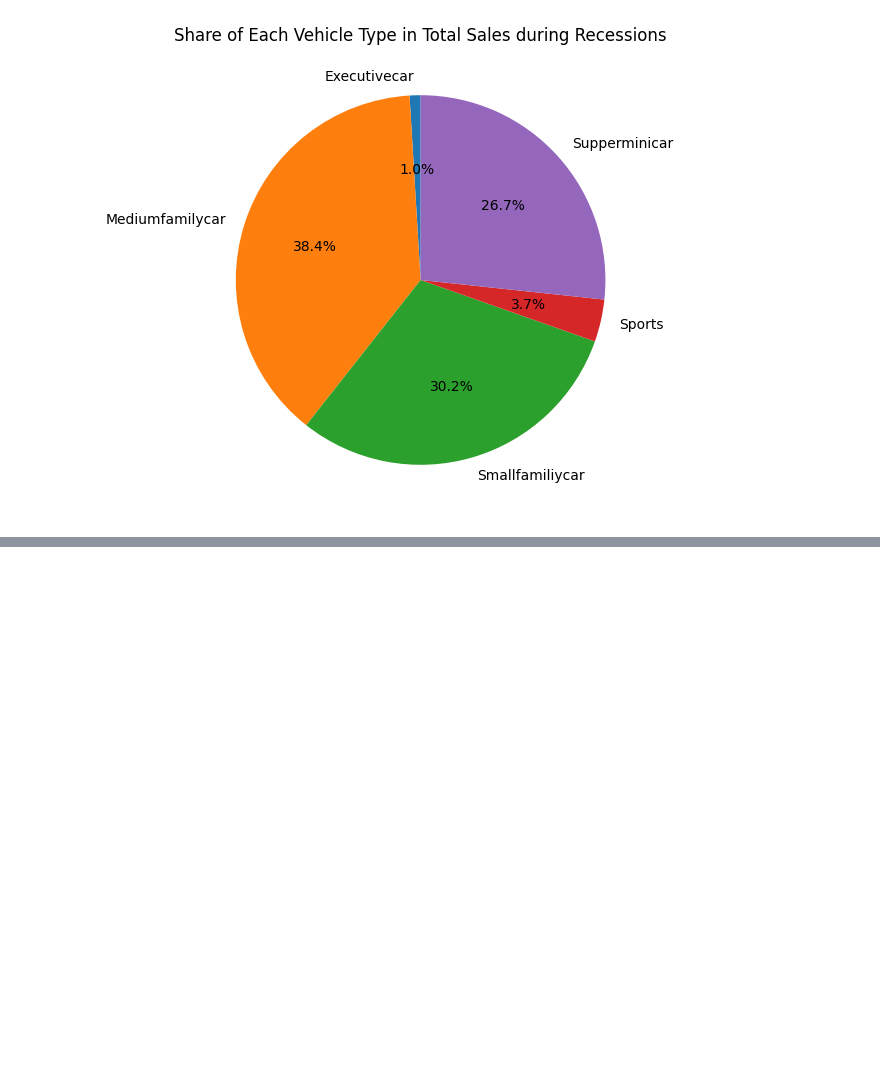
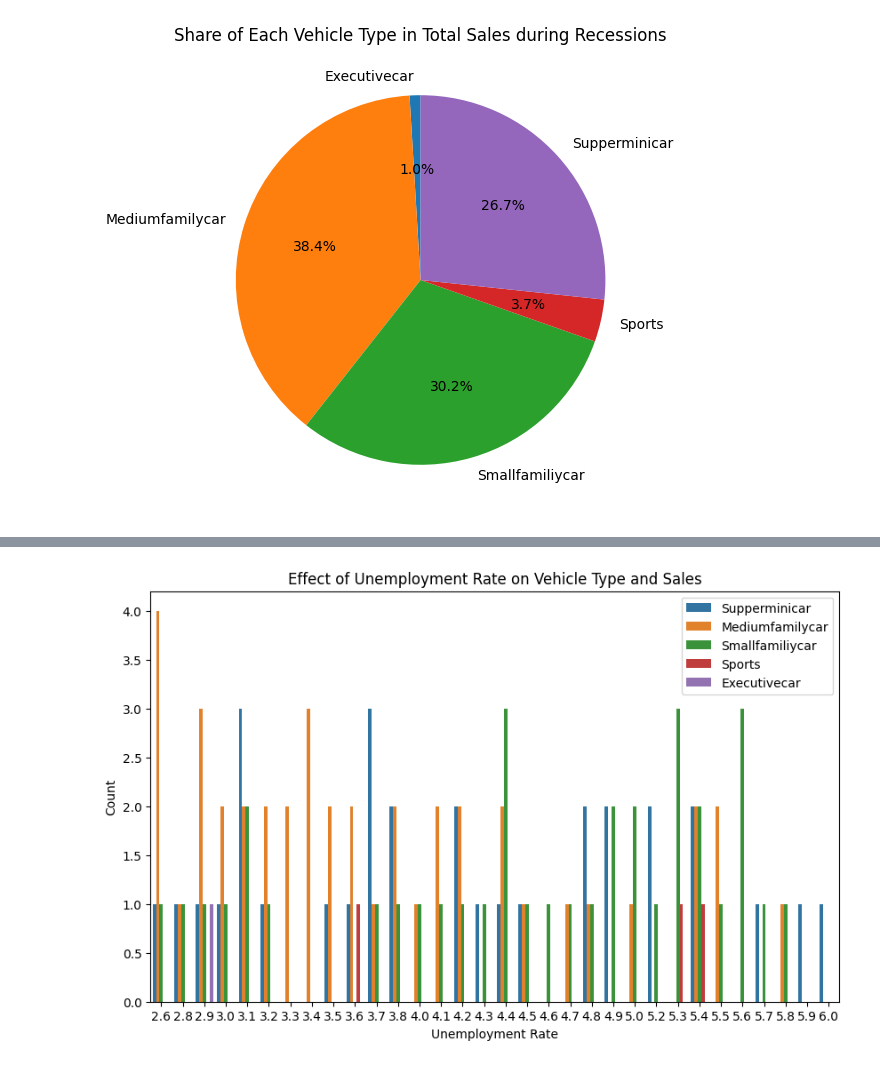
Before and after one commit to LucasTBandeira/AutomobileSalesAnalysis, a Jupyter notebook: RecessionVisualization.ipynb, the cells around one changed output, grey strips where cells are left out. Drawn from its saved outputs; the diff is of its cells as text; code cells hidden in the pictures; blank space fills up the shorter version.

Commit message:
Unemployment rate effects analysis

```diff
--- a/RecessionVisualization.ipynb
+++ b/RecessionVisualization.ipynb
@@ -248,0 +255,14 @@ plt.show()
+# %%
+recession_data = sales_df[sales_df['Recession'] == 1]
+
+plt.figure(figsize=(10, 6))
+
+sns.countplot(data=recession_data, x='unemployment_rate', hue='Vehicle_Type')
+
+plt.xlabel('Unemployment Rate')
+plt.ylabel('Count')
+plt.title('Effect of Unemployment Rate on Vehicle Type and Sales')
+plt.legend(loc='upper right')
+plt.show()
+# %% [output]
+[figure, added]
```
Also changed, not shown: parts of 1 cell of this notebook.
